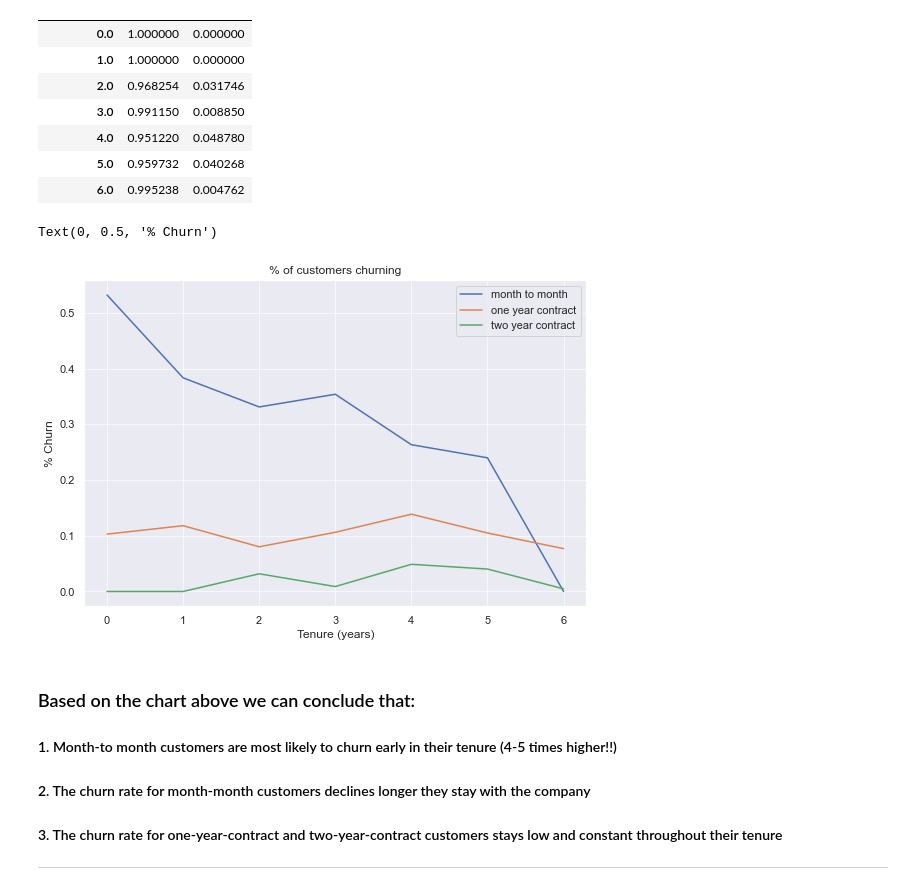
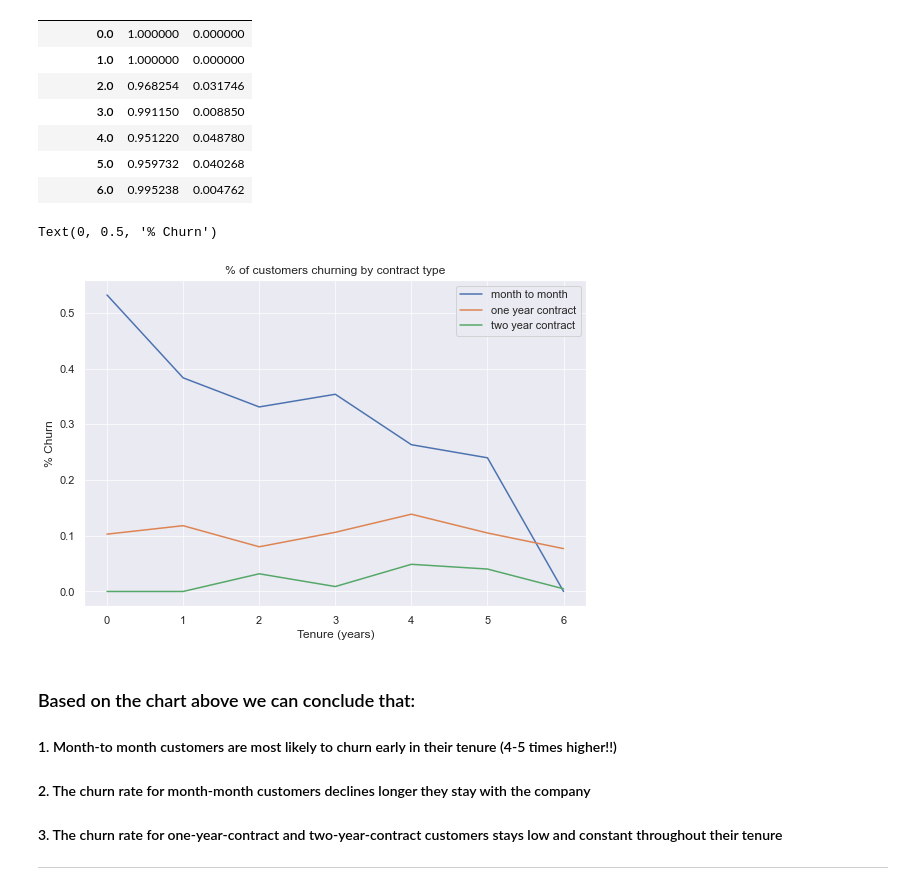
Before and after one commit to ravinder79/Telco_Churn, a Jupyter notebook: Telco_Churn_Final.ipynb, the cells around one changed output. Saved outputs shown, nothing was run; the diff lists cells and outputs as text; code cells hidden in the pictures.

```diff
--- a/Telco_Churn_Final.ipynb
+++ b/Telco_Churn_Final.ipynb
@@ -325,17 +324,18 @@ ten2
 | 5.0 | 0.959732 | 0.040268 |
 | 6.0 | 0.995238 | 0.004762 |
 # %%
+# Here are plot the churn rate vs tenure for differnt contract types
 plt.figure(figsize = (9,6))
 sns.lineplot( x = ten0.index, y = ten0[1], data = ten0, label = 'month to month')
 sns.lineplot( x = ten1.index, y = ten1[1], data = ten1, label = 'one year contract')
 sns.lineplot( x = ten2.index, y = ten2[1], data = ten2, label = 'two year contract')
 #sns.lineplot( x = t.index, y = t[1], data = t, label = 'All Customers')
-plt.title("% of customers churning")
+plt.title("% of customers churning by contract type")
 plt.xlabel('Tenure (years)')
 plt.ylabel('% Churn')
 # %% [output]
 Text(0, 0.5, '% Churn')
-[figure, old version]
+[figure, new version]
 # %% [markdown]
 ### Based on the chart above we can conclude that:
 #### 1. Month-to month customers are most likely to churn early in their tenure (4-5 times higher!!)
```
Also changed, not shown: parts of 39 cells of this notebook.
